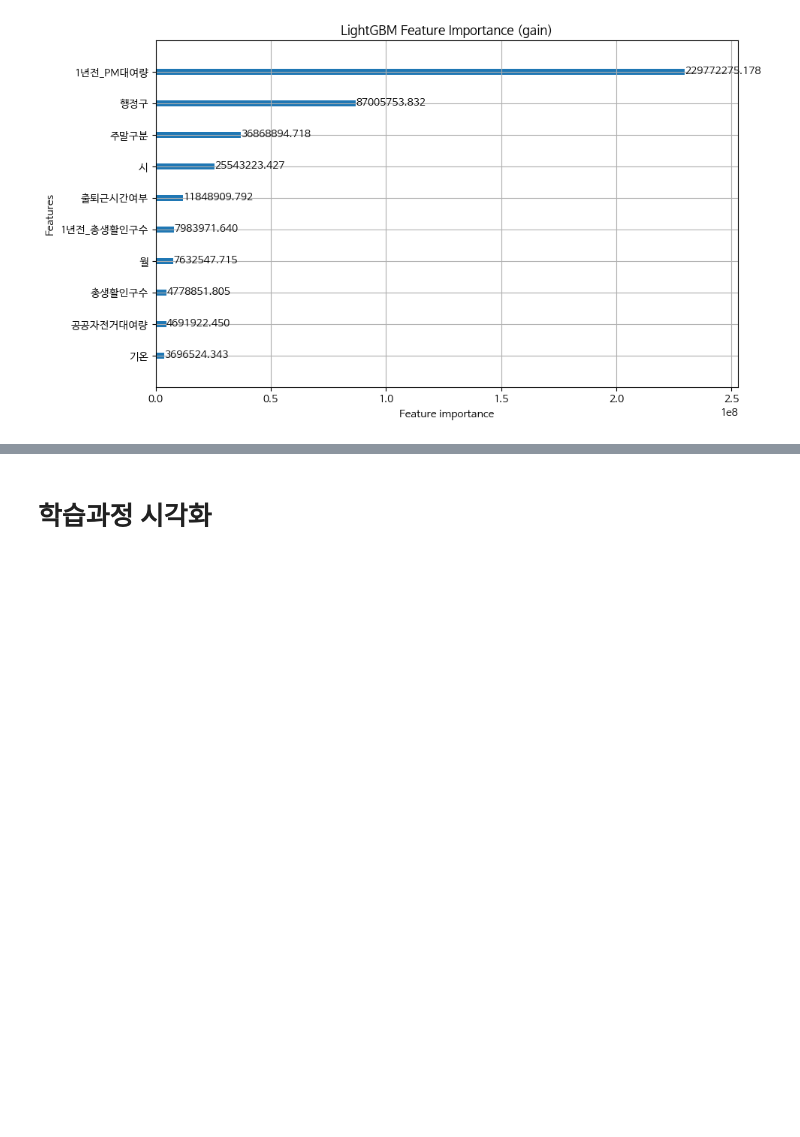
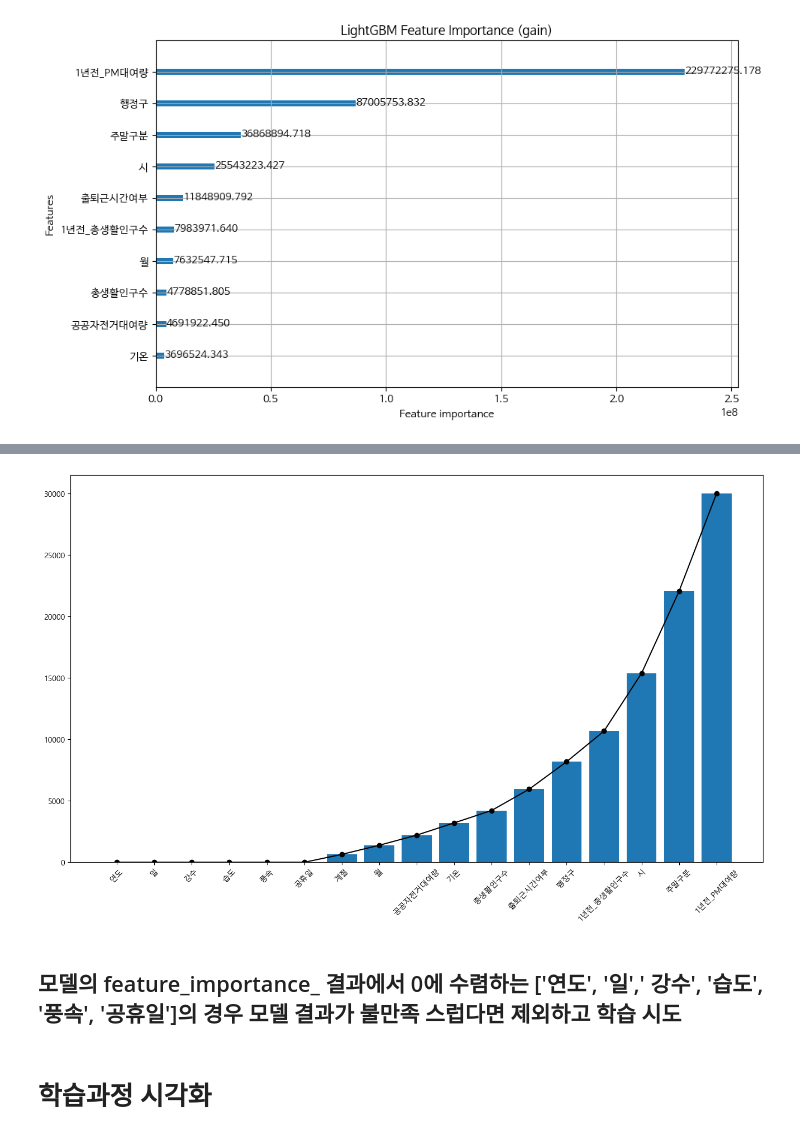
Before and after one commit to devna0111/FlowCast, a Jupyter notebook: Predict_models/M2/M2_모델 설계_LightGBM_범주형.ipynb, the cells around one changed output, grey strips where cells are left out. Drawn from its saved outputs; the diff is of its cells as text; code cells hidden in the pictures; blank space fills up the shorter version.

```diff
--- a/Predict_models/M2/M2_모델 설계_LightGBM_범주형.ipynb
+++ b/Predict_models/M2/M2_모델 설계_LightGBM_범주형.ipynb
@@ -590,0 +744,4 @@ plt.show()
+# %%
+model = joblib.load('M2_categorical_LGBM.pkl')
+cols_X = ['연도','월','일','시','행정구','총생활인구수','계절','출퇴근시간여부','주말구분','강수','기온','습도','풍속','공공자전거대여량','공휴일','1년전_총생활인구수','1년전_PM대여량']
+cols_X
@@ -590,0 +768,8 @@ plt.show()
+# %%
+import pandas as pd
+import numpy as np
+print('feature 개수 :',len(model.feature_importances_))
+df = pd.DataFrame(list(zip(cols_X, model.feature_importances_)),columns=['feature','feature_importance'])
+df.sort_values(by='feature_importance', inplace=True)
+cum_sum = np.cumsum(df['feature_importance'].values)
+display(df), print(cum_sum)
@@ -591,3 +799,15 @@ plt.show()
+# %%
+import matplotlib.pyplot as plt
+plt.rc('font', family = "Malgun Gothic")
+plt.figure(figsize=(16,9))
+plt.plot(df['feature'].values,cum_sum, marker='o', c='k')
+plt.bar(df['feature'].values,cum_sum)
+plt.xticks(rotation=45)
+plt.show()
+# %% [output]
+[figure, added]
+# %% [markdown]
+## 모델의 feature_importance_ 결과에서 0에 수렴하는 ['연도', '일',' 강수', '습도', '풍속', '공휴일']의 경우 모델 결과가 불만족 스럽다면 제외하고 학습 시도
 # %% [markdown]
 # 학습과정 시각화
 # %%
```
Also changed, not shown: parts of 21 cells of this notebook, 5 other files.
